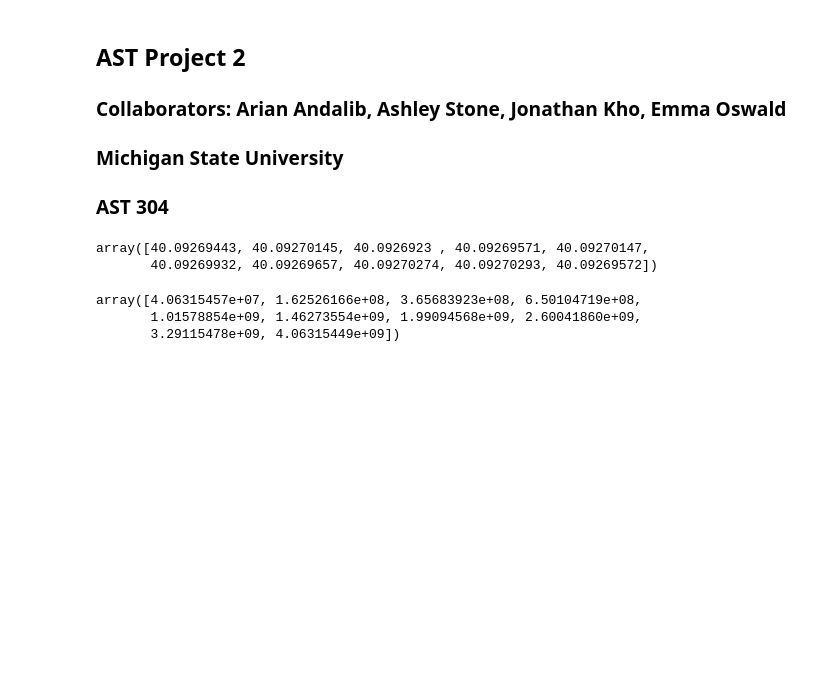
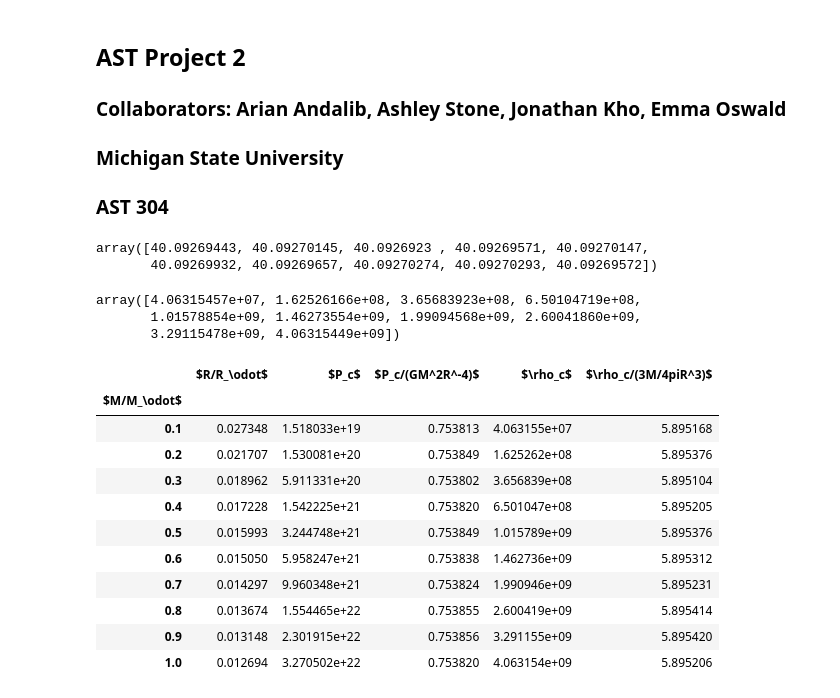
Before and after one commit to AriAtari/AST_group_10, a Jupyter notebook: Project2.ipynb, the cells around one changed output. Cells and saved outputs as stored; diff of their text form; code cells hidden in the pictures; blank space fills up the shorter version.

```diff
--- a/Project2.ipynb
+++ b/Project2.ipynb
@@ -52,11 +53,12 @@ for i in range(len(masses)):
     Pguesses[i] = Pguess
     Pc = bisect(f,Pguess/100,Pguess,args = (masses[i],delta_m,eta,xi,mue))
     Pcs[i] = Pc
-# %%
-Pguesses/Pcs
-# %% [output]
-array([40.09269443, 40.09270145, 40.0926923 , 40.09269571, 40.09270147,
-       40.09269932, 40.09269657, 40.09270274, 40.09270293, 40.09269572])
+# %%
+# For 2.6 calibration: off by this factor
+Pguesses/Pcs
+# %% [output]
+array([40.09269443, 40.09270145, 40.0926923 , 40.09269571, 40.09270147,
+       40.09269932, 40.09269657, 40.09270274, 40.09270293, 40.09269572])
 # %%
 central_pres = density(Pcs,2)
 central_pres
@@ -72,0 +79,19 @@ for i in range(len(masses)):
+# %%
+array = np.array([masses/Msun,R,Pcs,Pcsnorm,central_pres,central_pres_norm])
+MRdf = pd.DataFrame(array,index = ["$M/M_\odot$","$R/R_\odot$",
+                                   "$P_c$","$P_c/(GM^2R^-4)$","$\rho_c$",
+                                   "$\rho_c/(3M/4piR^3)$"]).transpose()
+MRdf.set_index("$M/M_\odot$")
+# %% [output]
+|  | $R/R_\odot$ | $P_c$ | $P_c/(GM^2R^-4)$ | $\rho_c$ | $\rho_c/(3M/4piR^3)$ |
+| $M/M_\odot$ |  |  |  |  |  |
+| 0.1 | 0.027348 | 1.518033e+19 | 0.753813 | 4.063155e+07 | 5.895168 |
+| 0.2 | 0.021707 | 1.530081e+20 | 0.753849 | 1.625262e+08 | 5.895376 |
+| 0.3 | 0.018962 | 5.911331e+20 | 0.753802 | 3.656839e+08 | 5.895104 |
+| 0.4 | 0.017228 | 1.542225e+21 | 0.753820 | 6.501047e+08 | 5.895205 |
+| 0.5 | 0.015993 | 3.244748e+21 | 0.753849 | 1.015789e+09 | 5.895376 |
+| 0.6 | 0.015050 | 5.958247e+21 | 0.753838 | 1.462736e+09 | 5.895312 |
+| 0.7 | 0.014297 | 9.960348e+21 | 0.753824 | 1.990946e+09 | 5.895231 |
+| 0.8 | 0.013674 | 1.554465e+22 | 0.753855 | 2.600419e+09 | 5.895414 |
+| 0.9 | 0.013148 | 2.301915e+22 | 0.753856 | 3.291155e+09 | 5.895420 |
+| 1.0 | 0.012694 | 3.270502e+22 | 0.753820 | 4.063154e+09 | 5.895206 |
```
Also changed, not shown: parts of 3 cells of this notebook.
